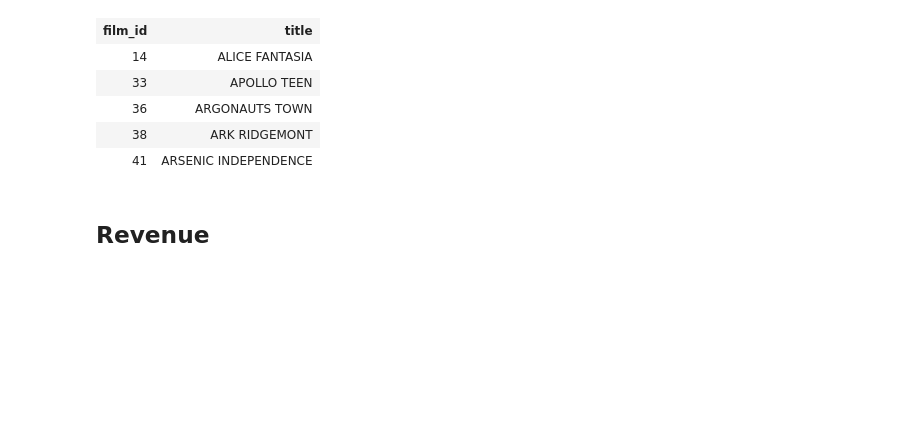
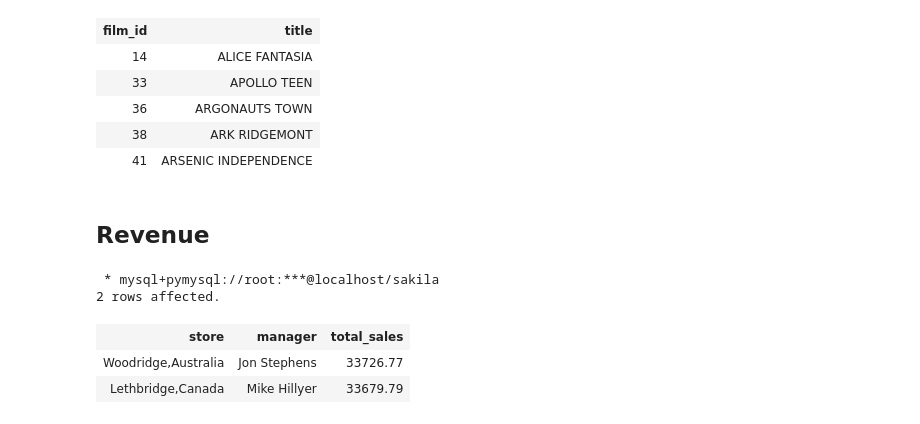
Before and after one commit to Yajinglee/SQL-Projects, a Jupyter notebook: Sakila Database.ipynb, the cells around one changed output. Saved outputs shown, nothing was run; the diff lists cells and outputs as text; code cells hidden in the pictures; blank space fills up the shorter version.

```diff
--- a/Sakila Database.ipynb
+++ b/Sakila Database.ipynb
@@ -469,0 +515,11 @@ limit 5
+# %%
+%%sql
+
+select *
+from sales_by_store
+# %% [output]
+ * mysql+pymysql://root:***@localhost/sakila
+2 rows affected.
+| store | manager | total_sales |
+| Woodridge,Australia | Jon Stephens | 33726.77 |
+| Lethbridge,Canada | Mike Hillyer | 33679.79 |
```
Also changed, not shown: parts of 4 cells of this notebook.
